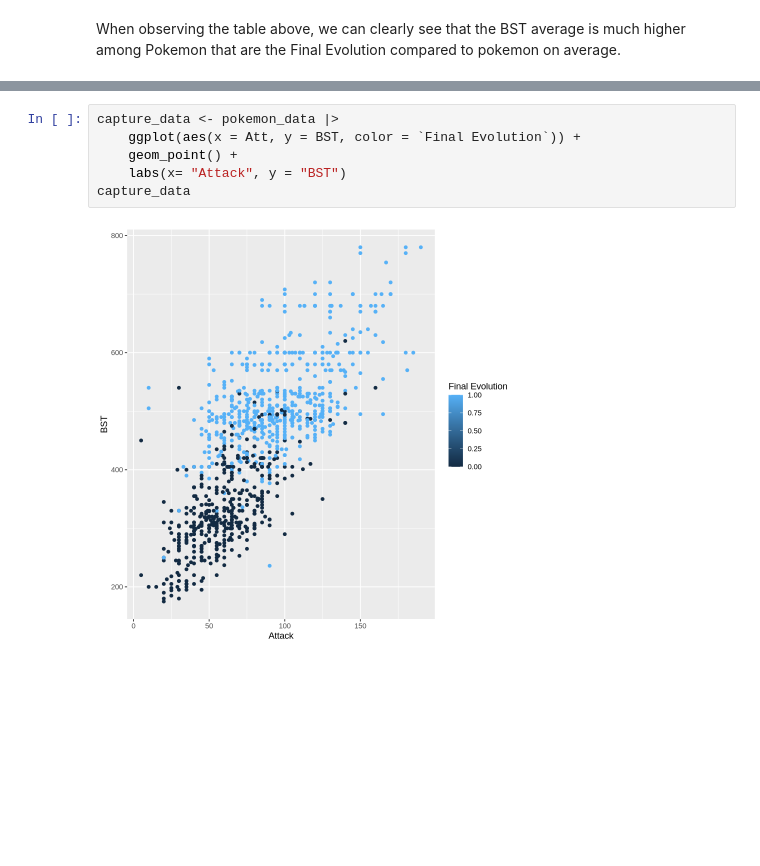
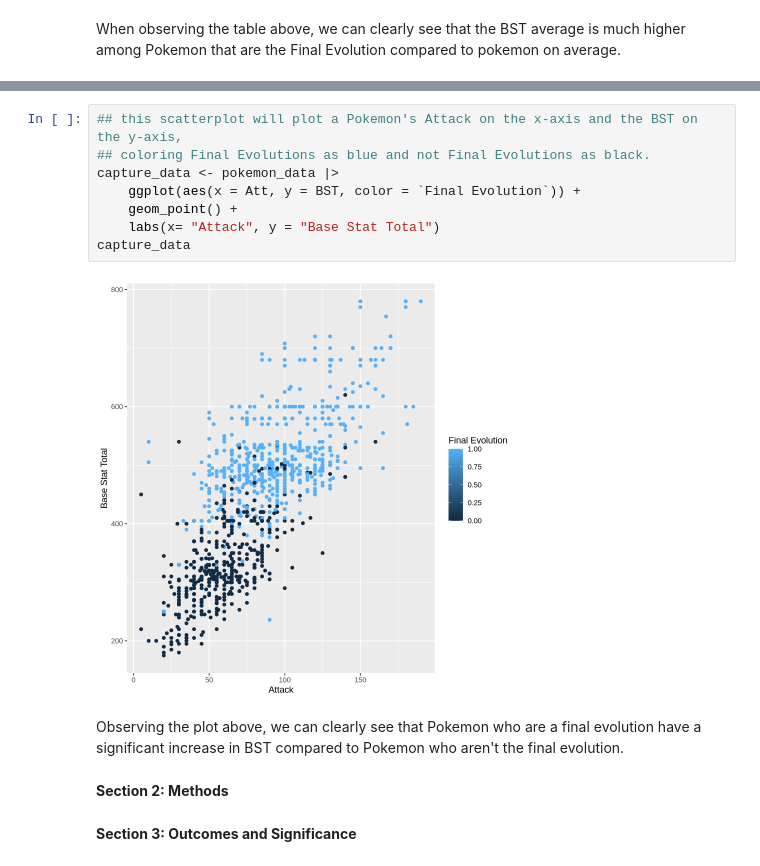
Before and after one commit to bradyb2005/dsci-100-group-6, a Jupyter notebook: Proposal.ipynb, the cells around one changed output, grey strips where cells are left out. Cells and saved outputs as stored; diff of their text form; blank space fills up the shorter version.

Commit message:
Rough Version 3
Introduction and Section 1 are complete, only Section 2 and 3 need to be completed.

```diff
--- a/Proposal.ipynb
+++ b/Proposal.ipynb
@@ -105,8 +114,16 @@ When observing the table above, we can clearly see that the BST average is much
 # %%
+## this scatterplot will plot a Pokemon's Attack on the x-axis and the BST on the y-axis,
+## coloring Final Evolutions as blue and not Final Evolutions as black.
 capture_data <- pokemon_data |>
     ggplot(aes(x = Att, y = BST, color = `Final Evolution`)) +
     geom_point() +
-    labs(x= "Attack", y = "BST")
+    labs(x= "Attack", y = "Base Stat Total")
 capture_data
 # %% [output]
-[figure, old version]
+[figure, new version]
+# %% [markdown]
+Observing the plot above, we can clearly see that Pokemon who are a final evolution have a significant increase in BST compared to Pokemon who aren't the final evolution.
+# %% [markdown]
+**Section 2: Methods**
+# %% [markdown]
+**Section 3: Outcomes and Significance**
```
Also changed, not shown: parts of 4 cells of this notebook.
